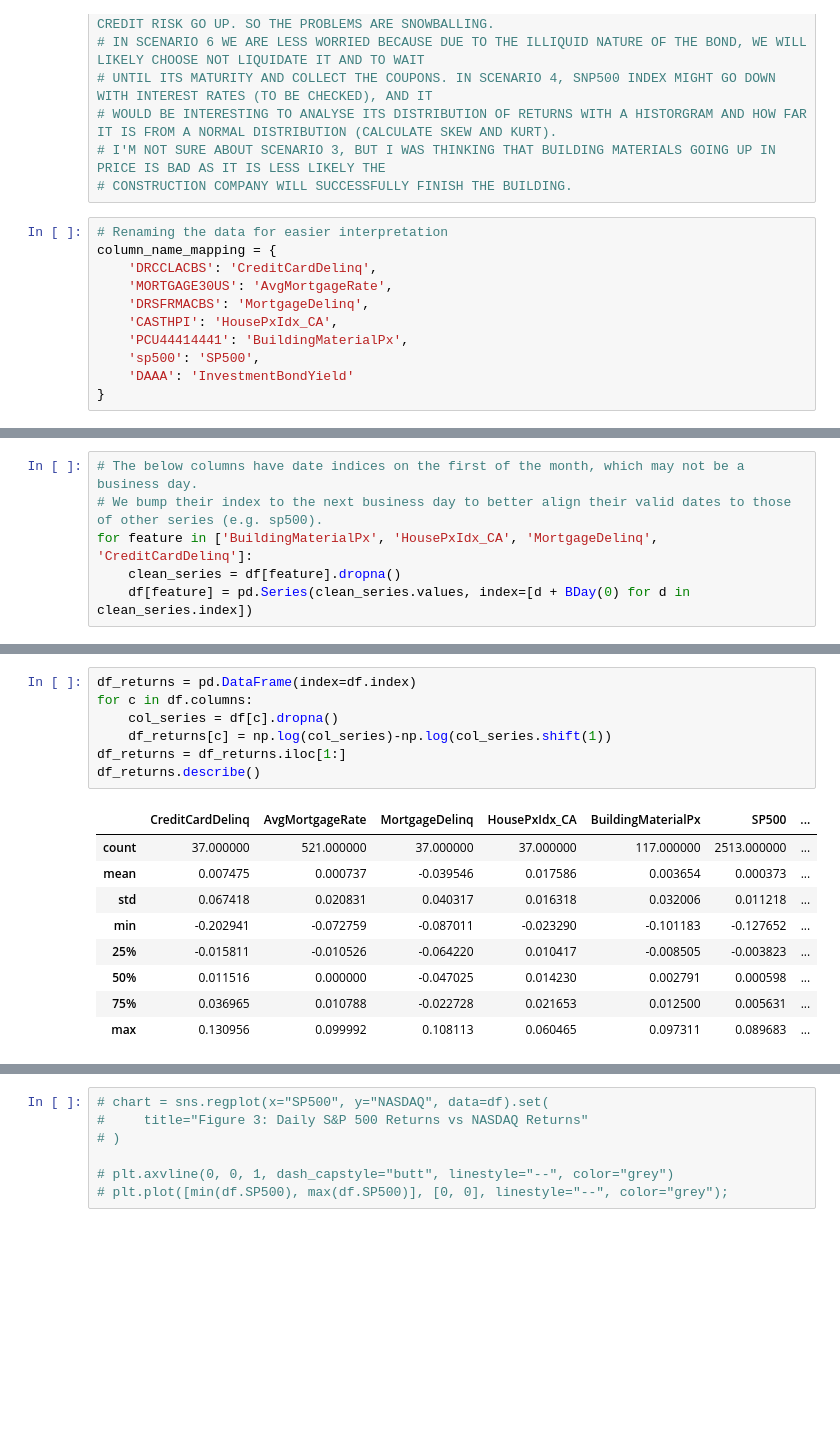
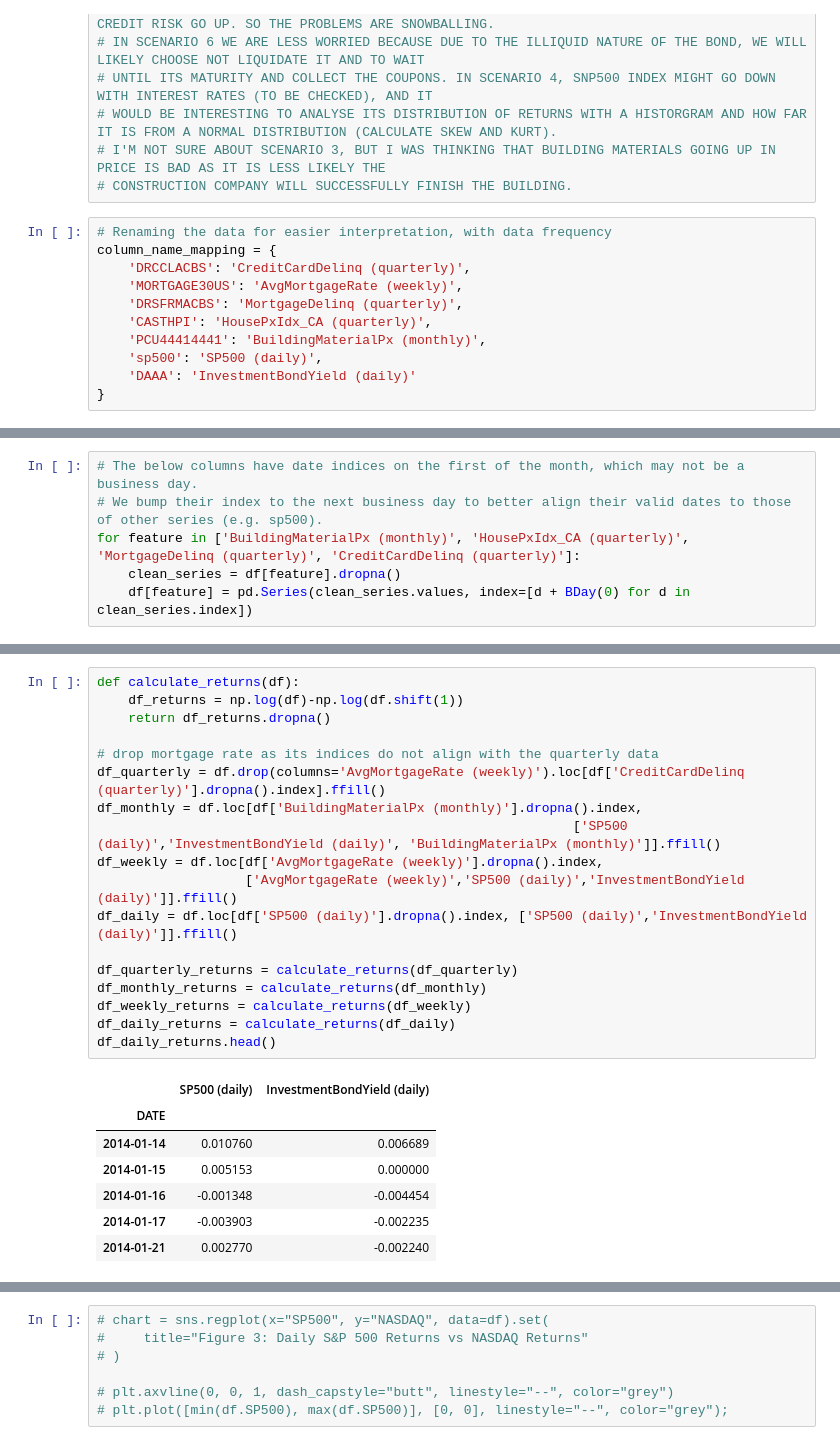
Before and after one commit to GiftChimangeni/wqu_GWP_MScFE_600, a Jupyter notebook: data_analysis_FinancialData_GWP1.ipynb, the cells around one changed output, grey strips where cells are left out. Saved outputs shown, nothing was run; the diff lists cells and outputs as text; blank space fills up the shorter version.

Commit message:
calculate returns with different granularities

```diff
--- a/data_analysis_FinancialData_GWP1.ipynb
+++ b/data_analysis_FinancialData_GWP1.ipynb
@@ -42,15 +42,15 @@ from scipy import stats
 # I'M NOT SURE ABOUT SCENARIO 3, BUT I WAS THINKING THAT BUILDING MATERIALS GOING UP IN PRICE IS BAD AS IT IS LESS LIKELY THE
 # CONSTRUCTION COMPANY WILL SUCCESSFULLY FINISH THE BUILDING.
 # %%
-# Renaming the data for easier interpretation
+# Renaming the data for easier interpretation, with data frequency
 column_name_mapping = {
-    'DRCCLACBS': 'CreditCardDelinq',
-    'MORTGAGE30US': 'AvgMortgageRate',
-    'DRSFRMACBS': 'MortgageDelinq',
-    'CASTHPI': 'HousePxIdx_CA',
-    'PCU44414441': 'BuildingMaterialPx',
-    'sp500': 'SP500',
-    'DAAA': 'InvestmentBondYield'
+    'DRCCLACBS': 'CreditCardDelinq (quarterly)',
+    'MORTGAGE30US': 'AvgMortgageRate (weekly)',
+    'DRSFRMACBS': 'MortgageDelinq (quarterly)',
+    'CASTHPI': 'HousePxIdx_CA (quarterly)',
+    'PCU44414441': 'BuildingMaterialPx (monthly)',
+    'sp500': 'SP500 (daily)',
+    'DAAA': 'InvestmentBondYield (daily)'
 }
 # %%
 end = datetime.date.today() #coded on 09/Jan/2024
@@ -77,7 +77,7 @@ df_interpolated.plot(subplots=True, layout=(4,2), figsize=(10,10));
 # %%
 # The below columns have date indices on the first of the month, which may not be a business day.
 # We bump their index to the next business day to better align their valid dates to those of other series (e.g. sp500).
-for feature in ['BuildingMaterialPx', 'HousePxIdx_CA', 'MortgageDelinq', 'CreditCardDelinq']:
+for feature in ['BuildingMaterialPx (monthly)', 'HousePxIdx_CA (quarterly)', 'MortgageDelinq (quarterly)', 'CreditCardDelinq (quarterly)']:
     clean_series = df[feature].dropna()
     df[feature] = pd.Series(clean_series.values, index=[d + BDay(0) for d in clean_series.index])
 # %%
@@ -93,18 +98,27 @@ df.head()
 # %%
-df_returns = pd.DataFrame(index=df.index)
-for c in df.columns:
-    col_series = df[c].dropna()
-    df_returns[c] = np.log(col_series)-np.log(col_series.shift(1))
-df_returns = df_returns.iloc[1:]
-df_returns.describe()
+def calculate_returns(df):
+    df_returns = np.log(df)-np.log(df.shift(1))
+    return df_returns.dropna()
+
+# drop mortgage rate as its indices do not align with the quarterly data
+df_quarterly = df.drop(columns='AvgMortgageRate (weekly)').loc[df['CreditCardDelinq (quarterly)'].dropna().index].ffill()
+df_monthly = df.loc[df['BuildingMaterialPx (monthly)'].dropna().index,
+                                                             ['SP500 (daily)','InvestmentBondYield (daily)', 'BuildingMaterialPx (monthly)']].ffill()
+df_weekly = df.loc[df['AvgMortgageRate (weekly)'].dropna().index,
+                   ['AvgMortgageRate (weekly)','SP500 (daily)','InvestmentBondYield (daily)']].ffill()
+df_daily = df.loc[df['SP500 (daily)'].dropna().index, ['SP500 (daily)','InvestmentBondYield (daily)']].ffill()
+
+df_quarterly_returns = calculate_returns(df_quarterly)
+df_monthly_returns = calculate_returns(df_monthly)
+df_weekly_returns = calculate_returns(df_weekly)
+df_daily_returns = calculate_returns(df_daily)
+df_daily_returns.head()
 # %% [output]
-|  | CreditCardDelinq | AvgMortgageRate | MortgageDelinq | HousePxIdx_CA | BuildingMaterialPx | SP500 | ... |
-| count | 37.000000 | 521.000000 | 37.000000 | 37.000000 | 117.000000 | 2513.000000 | ... |
-| mean | 0.007475 | 0.000737 | -0.039546 | 0.017586 | 0.003654 | 0.000373 | ... |
-| std | 0.067418 | 0.020831 | 0.040317 | 0.016318 | 0.032006 | 0.011218 | ... |
-| min | -0.202941 | -0.072759 | -0.087011 | -0.023290 | -0.101183 | -0.127652 | ... |
-| 25% | -0.015811 | -0.010526 | -0.064220 | 0.010417 | -0.008505 | -0.003823 | ... |
-| 50% | 0.011516 | 0.000000 | -0.047025 | 0.014230 | 0.002791 | 0.000598 | ... |
-| 75% | 0.036965 | 0.010788 | -0.022728 | 0.021653 | 0.012500 | 0.005631 | ... |
-| max | 0.130956 | 0.099992 | 0.108113 | 0.060465 | 0.097311 | 0.089683 | ... |
+|  | SP500 (daily) | InvestmentBondYield (daily) |
+| DATE |  |  |
+| 2014-01-14 | 0.010760 | 0.006689 |
+| 2014-01-15 | 0.005153 | 0.000000 |
+| 2014-01-16 | -0.001348 | -0.004454 |
+| 2014-01-17 | -0.003903 | -0.002235 |
+| 2014-01-21 | 0.002770 | -0.002240 |
 # %%
```
Also changed, not shown: parts of 8 cells of this notebook.
